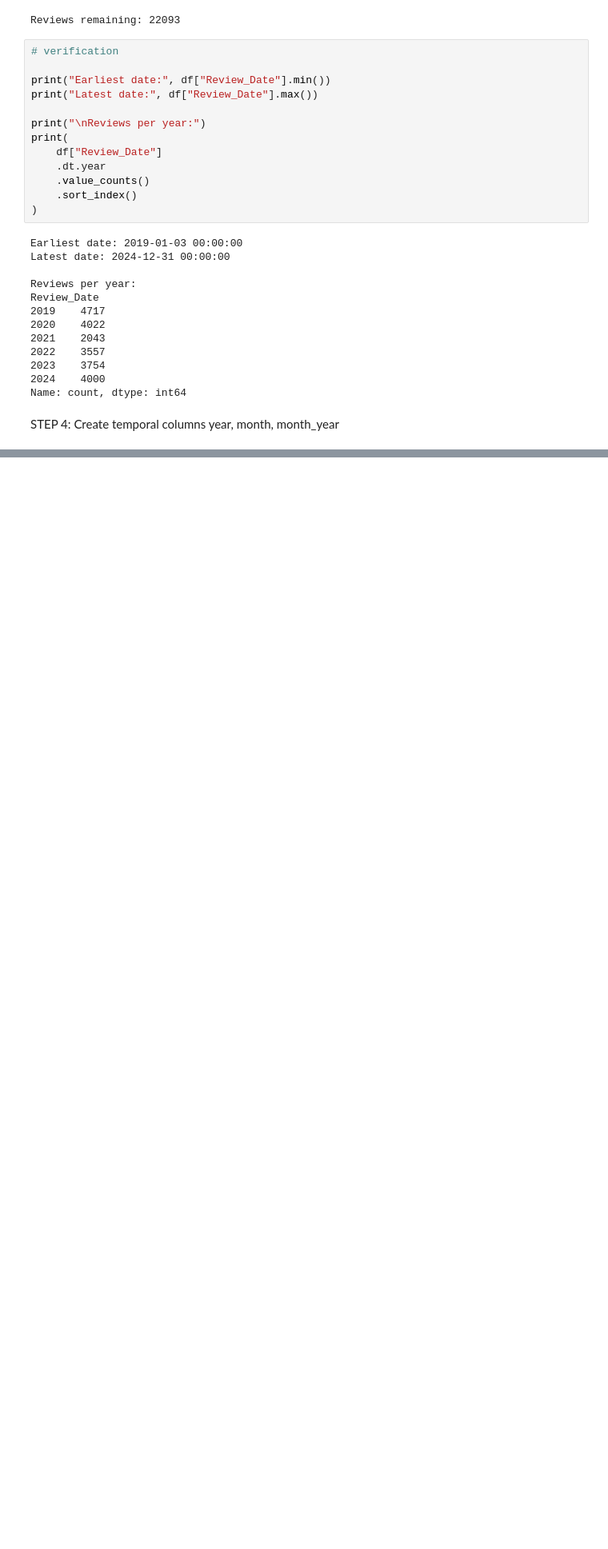
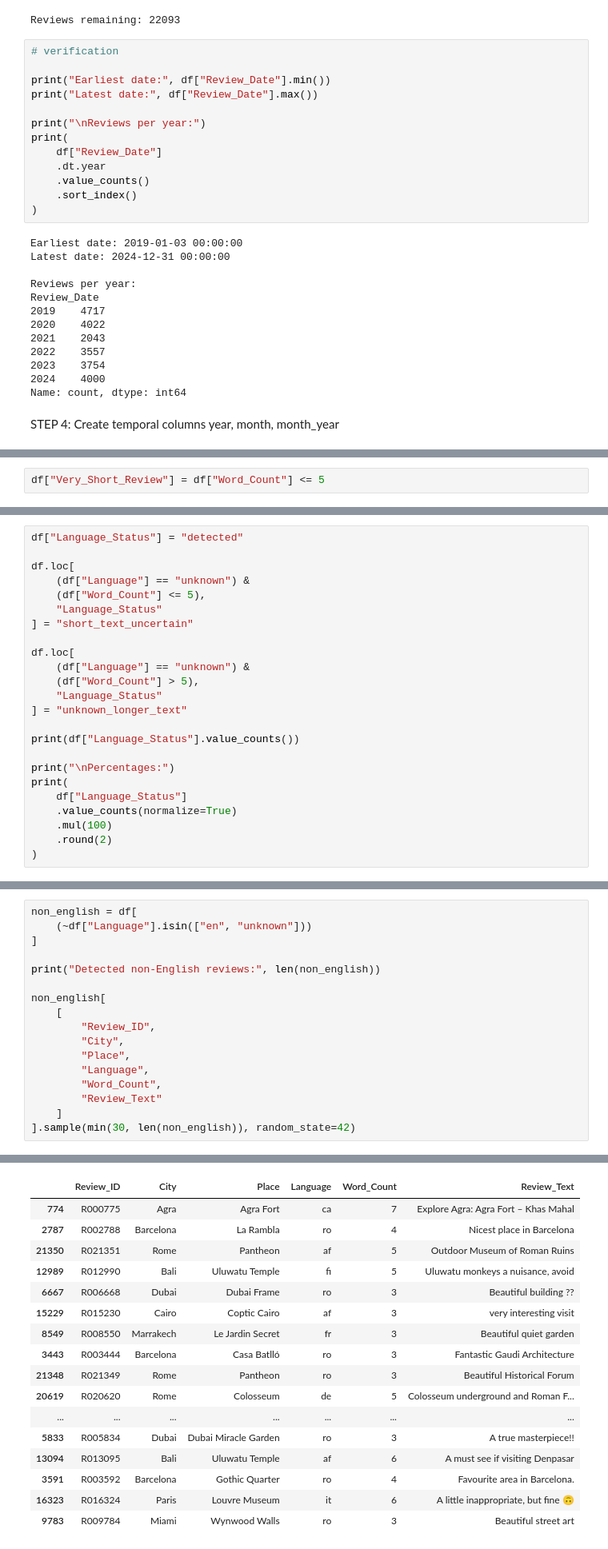
Before and after one commit to Suva200/sentiment-drift-analysis-tourism-reviews, a Jupyter notebook: preprocessing.ipynb, the cells around one changed output, grey strips where cells are left out. Shown at 80% size. Saved outputs shown, nothing was run; the diff lists cells and outputs as text; blank space fills up the shorter version.

```diff
--- a/preprocessing.ipynb
+++ b/preprocessing.ipynb
@@ -129,0 +895,2 @@ df.head()
+# %%
+df["Very_Short_Review"] = df["Word_Count"] <= 5
@@ -129,0 +1001,24 @@ df.head()
+# %%
+df["Language_Status"] = "detected"
+
+df.loc[
+    (df["Language"] == "unknown") &
+    (df["Word_Count"] <= 5),
+    "Language_Status"
+] = "short_text_uncertain"
+
+df.loc[
+    (df["Language"] == "unknown") &
+    (df["Word_Count"] > 5),
+    "Language_Status"
+] = "unknown_longer_text"
+
+print(df["Language_Status"].value_counts())
+
+print("\nPercentages:")
+print(
+    df["Language_Status"]
+    .value_counts(normalize=True)
+    .mul(100)
+    .round(2)
+)
@@ -129,0 +1040,18 @@ df.head()
+# %%
+non_english = df[
+    (~df["Language"].isin(["en", "unknown"]))
+]
+
+print("Detected non-English reviews:", len(non_english))
+
+non_english[
+    [
+        "Review_ID",
+        "City",
+        "Place",
+        "Language",
+        "Word_Count",
+        "Review_Text"
+    ]
+].sample(min(30, len(non_english)), random_state=42)
+# %% [output]
@@ -129,0 +1059,17 @@ df.head()
+|  | Review_ID | City | Place | Language | Word_Count | Review_Text |
+| 774 | R000775 | Agra | Agra Fort | ca | 7 | Explore Agra: Agra Fort – Khas Mahal |
+| 2787 | R002788 | Barcelona | La Rambla | ro | 4 | Nicest place in Barcelona |
+| 21350 | R021351 | Rome | Pantheon | af | 5 | Outdoor Museum of Roman Ruins |
+| 12989 | R012990 | Bali | Uluwatu Temple | fi | 5 | Uluwatu monkeys a nuisance, avoid |
+| 6667 | R006668 | Dubai | Dubai Frame | ro | 3 | Beautiful building ?? |
+| 15229 | R015230 | Cairo | Coptic Cairo | af | 3 | very interesting visit |
+| 8549 | R008550 | Marrakech | Le Jardin Secret | fr | 3 | Beautiful quiet garden |
+| 3443 | R003444 | Barcelona | Casa Batlló | ro | 3 | Fantastic Gaudi Architecture |
+| 21348 | R021349 | Rome | Pantheon | ro | 3 | Beautiful Historical Forum |
+| 20619 | R020620 | Rome | Colosseum | de | 5 | Colosseum underground and Roman F... |
+| ... | ... | ... | ... | ... | ... | ... |
+| 5833 | R005834 | Dubai | Dubai Miracle Garden | ro | 3 | A true masterpiece!! |
+| 13094 | R013095 | Bali | Uluwatu Temple | af | 6 | A must see if visiting Denpasar |
+| 3591 | R003592 | Barcelona | Gothic Quarter | ro | 4 | Favourite area in Barcelona. |
+| 16323 | R016324 | Paris | Louvre Museum | it | 6 | A little inappropriate, but fine 🙃 |
+| 9783 | R009784 | Miami | Wynwood Walls | ro | 3 | Beautiful street art |
```
Also changed, not shown: parts of 72 cells of this notebook.
